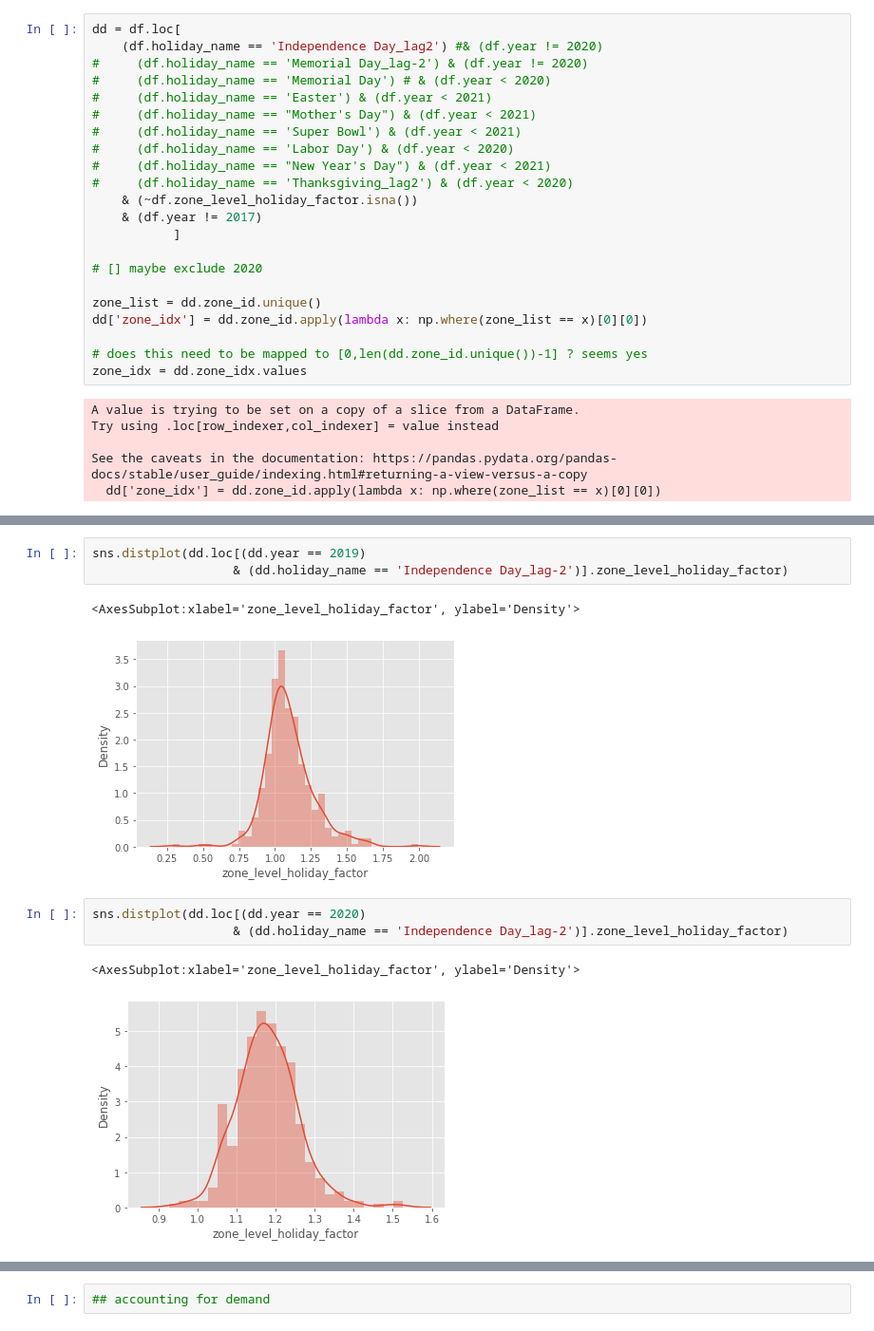
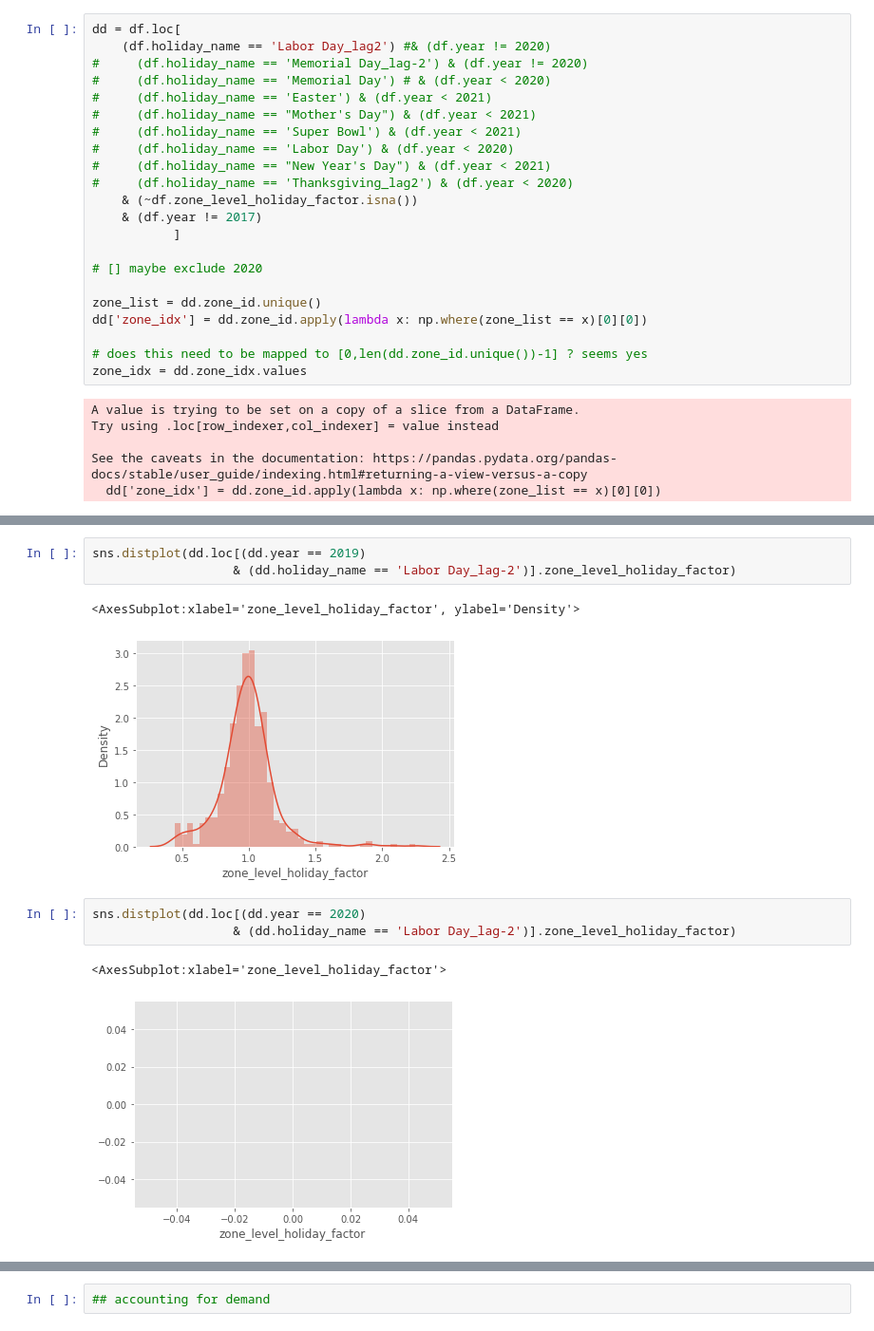
Before and after one commit to soreasy/bayesian_hierarchical_models, a Jupyter notebook: Holiday Effects - Demand Side.ipynb, the cells around one changed output, grey strips where cells are left out. Shown at 95% size. Saved outputs shown, nothing was run; the diff lists cells and outputs as text.

```diff
--- a/Holiday Effects - Demand Side.ipynb
+++ b/Holiday Effects - Demand Side.ipynb
@@ -347,7 +336,7 @@ df.loc[
 array(['2017-07-02', '2018-07-02', '2019-07-02'], dtype=object)
 # %%
 dd = df.loc[
-    (df.holiday_name == 'Independence Day_lag2') #& (df.year != 2020)
+    (df.holiday_name == 'Labor Day_lag2') #& (df.year != 2020)
 #     (df.holiday_name == 'Memorial Day_lag-2') & (df.year != 2020)
 #     (df.holiday_name == 'Memorial Day') # & (df.year < 2020)
 #     (df.holiday_name == 'Easter') & (df.year < 2021)
@@ -382,15 +371,15 @@ sns.distplot(dd.loc[(dd.year == 2018)
 # %%
 sns.distplot(dd.loc[(dd.year == 2019)
-                   & (dd.holiday_name == 'Independence Day_lag-2')].zone_level_holiday_factor)
+                   & (dd.holiday_name == 'Labor Day_lag-2')].zone_level_holiday_factor)
 # %% [output]
 <AxesSubplot:xlabel='zone_level_holiday_factor', ylabel='Density'>
-[figure, old version]
+[figure, new version]
 # %%
 sns.distplot(dd.loc[(dd.year == 2020)
-                   & (dd.holiday_name == 'Independence Day_lag-2')].zone_level_holiday_factor)
+                   & (dd.holiday_name == 'Labor Day_lag-2')].zone_level_holiday_factor)
 # %% [output]
-<AxesSubplot:xlabel='zone_level_holiday_factor', ylabel='Density'>
+<AxesSubplot:xlabel='zone_level_holiday_factor'>
-[figure, old version]
+[figure, new version]
 # %%
 dd.natl_holiday_factor.mean(), dd.zone_level_holiday_factor.mean()
 # %% [output]
```
Also changed, not shown: parts of 37 cells of this notebook, 3 other files.
